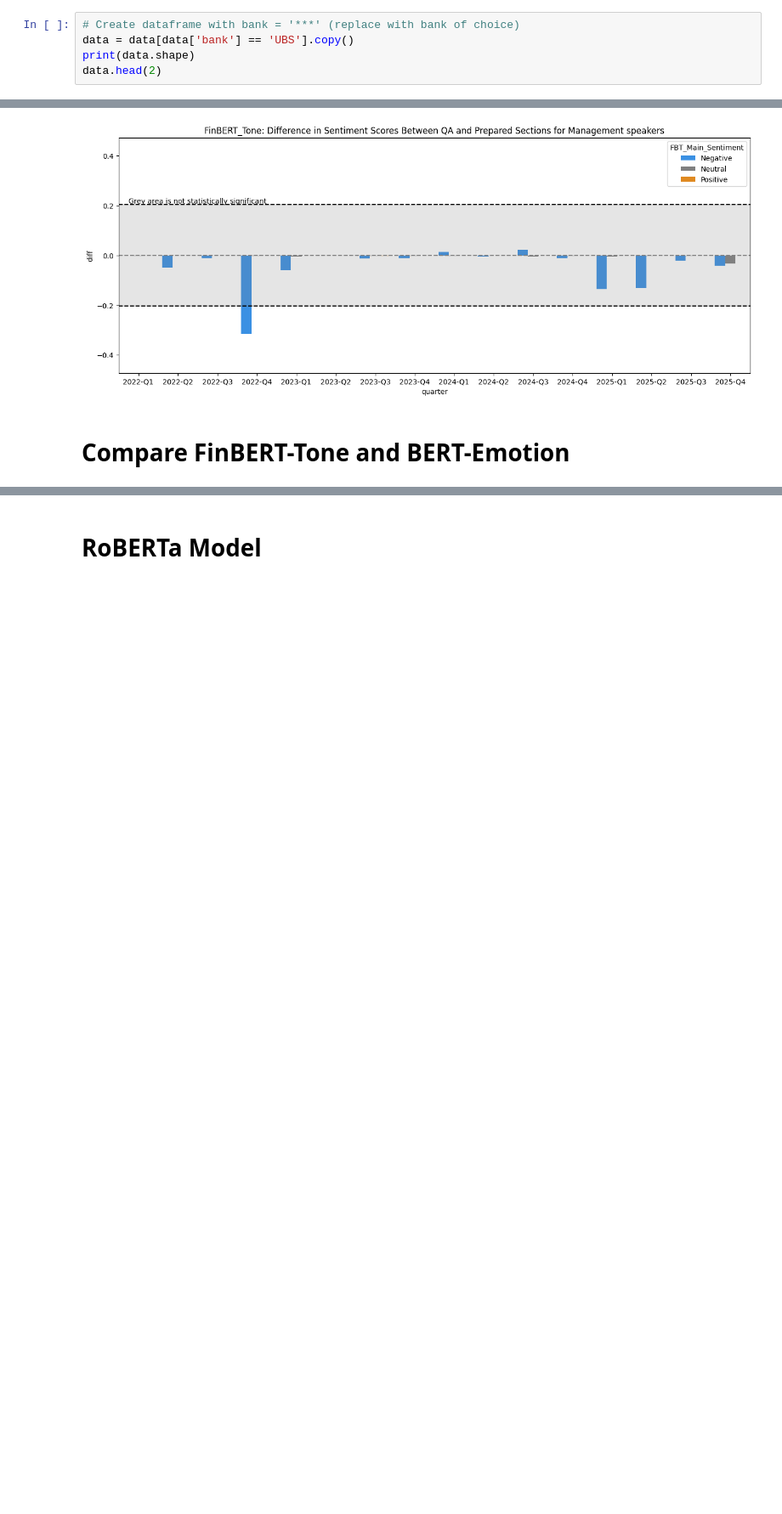
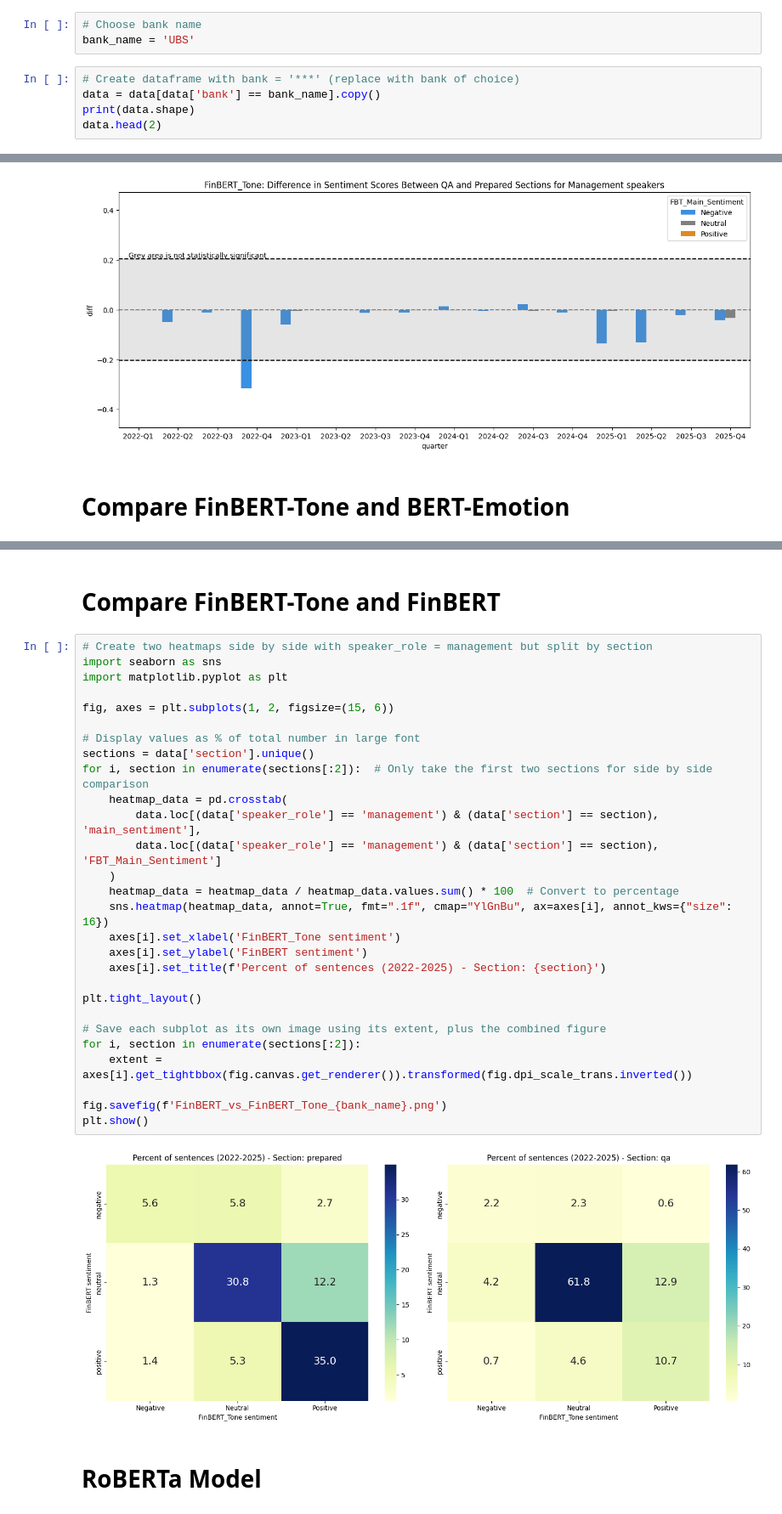
Before and after one commit to maybebool/boe-financial-analysis, a Jupyter notebook: notebooks/rachel/All_in_one/sentiment_classification.ipynb, the cells around one changed output, grey strips where cells are left out. Shown at 85% size. Saved outputs shown, nothing was run; the diff lists cells and outputs as text; blank space fills up the shorter version.

```diff
--- a/notebooks/rachel/All_in_one/sentiment_classification.ipynb
+++ b/notebooks/rachel/All_in_one/sentiment_classification.ipynb
@@ -193,9 +193,12 @@ data.shape
 # %% [markdown]
 # Choose Bank
 Amend the commented section to include the bank of choice. Default is set as UBS
+# %%
+# Choose bank name
+bank_name = 'UBS'
 # %%
 # Create dataframe with bank = '***' (replace with bank of choice)
-data = data[data['bank'] == 'UBS'].copy()
+data = data[data['bank'] == bank_name].copy()
 print(data.shape)
 data.head(2)
 # %% [output]
@@ -905,6 +910,38 @@ fig.savefig('BERT_emotion_vs_FinBERT_Tone.png')
 plt.show()
 # %% [output]
 [figure]
+# %% [markdown]
+# Compare FinBERT-Tone and FinBERT
+# %%
+# Create two heatmaps side by side with speaker_role = management but split by section
+import seaborn as sns
+import matplotlib.pyplot as plt
+
+fig, axes = plt.subplots(1, 2, figsize=(15, 6))
+
+# Display values as % of total number in large font
+sections = data['section'].unique()
+for i, section in enumerate(sections[:2]):  # Only take the first two sections for side by side comparison
+    heatmap_data = pd.crosstab(
+        data.loc[(data['speaker_role'] == 'management') & (data['section'] == section), 'main_sentiment'],
+        data.loc[(data['speaker_role'] == 'management') & (data['section'] == section), 'FBT_Main_Sentiment']
+    )
+    heatmap_data = heatmap_data / heatmap_data.values.sum() * 100  # Convert to percentage
+    sns.heatmap(heatmap_data, annot=True, fmt=".1f", cmap="YlGnBu", ax=axes[i], annot_kws={"size": 16})
+    axes[i].set_xlabel('FinBERT_Tone sentiment')
+    axes[i].set_ylabel('FinBERT sentiment')
+    axes[i].set_title(f'Percent of sentences (2022-2025) - Section: {section}')
+
+plt.tight_layout()
+
+# Save each subplot as its own image using its extent, plus the combined figure
+for i, section in enumerate(sections[:2]):
+    extent = axes[i].get_tightbbox(fig.canvas.get_renderer()).transformed(fig.dpi_scale_trans.inverted())
+
+fig.savefig(f'FinBERT_vs_FinBERT_Tone_{bank_name}.png')
+plt.show()
+# %% [output]
+[figure, added]
 # %% [markdown]
 # RoBERTa Model
 # %% [markdown]
```
Also changed, not shown: parts of 11 cells of this notebook, 18 other files.
